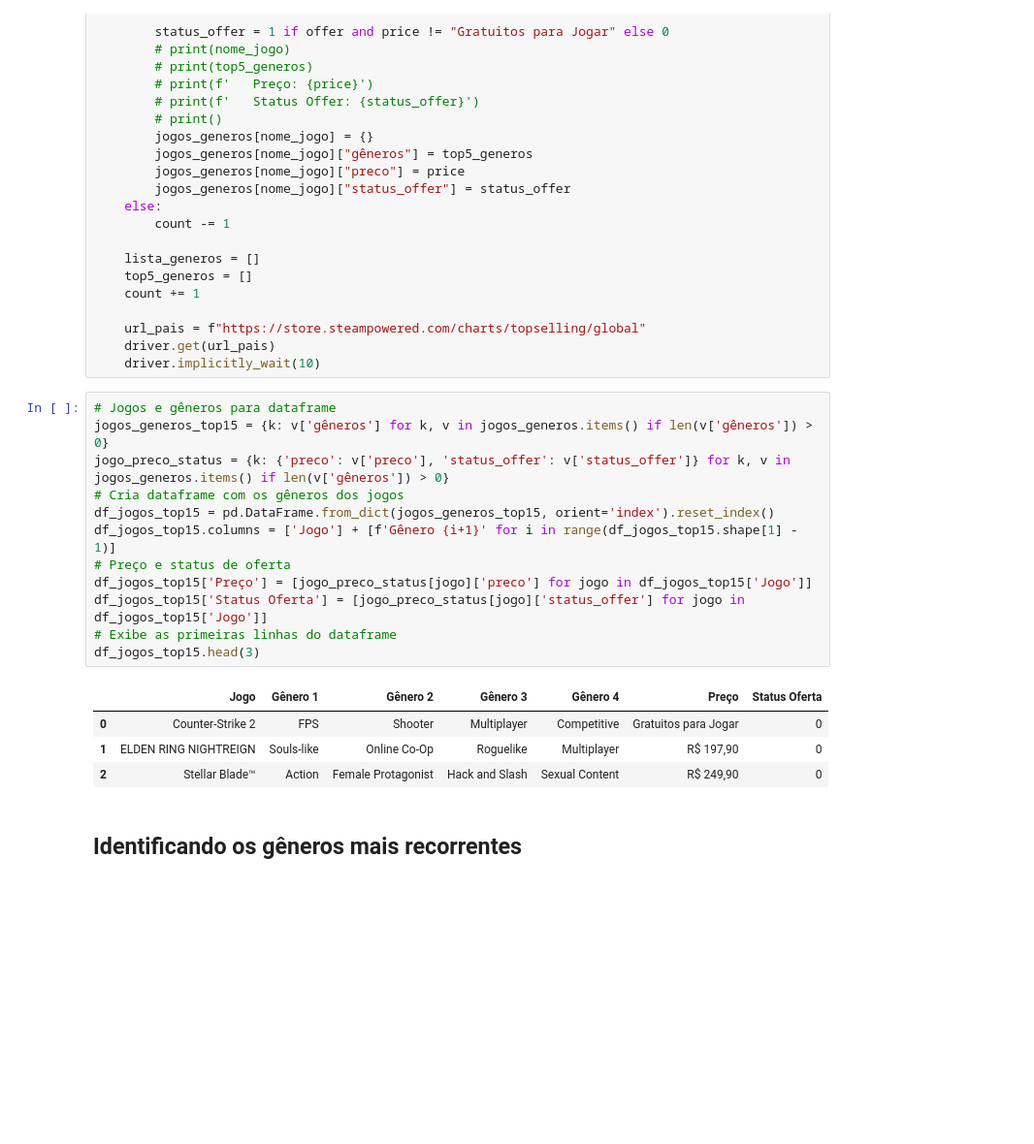
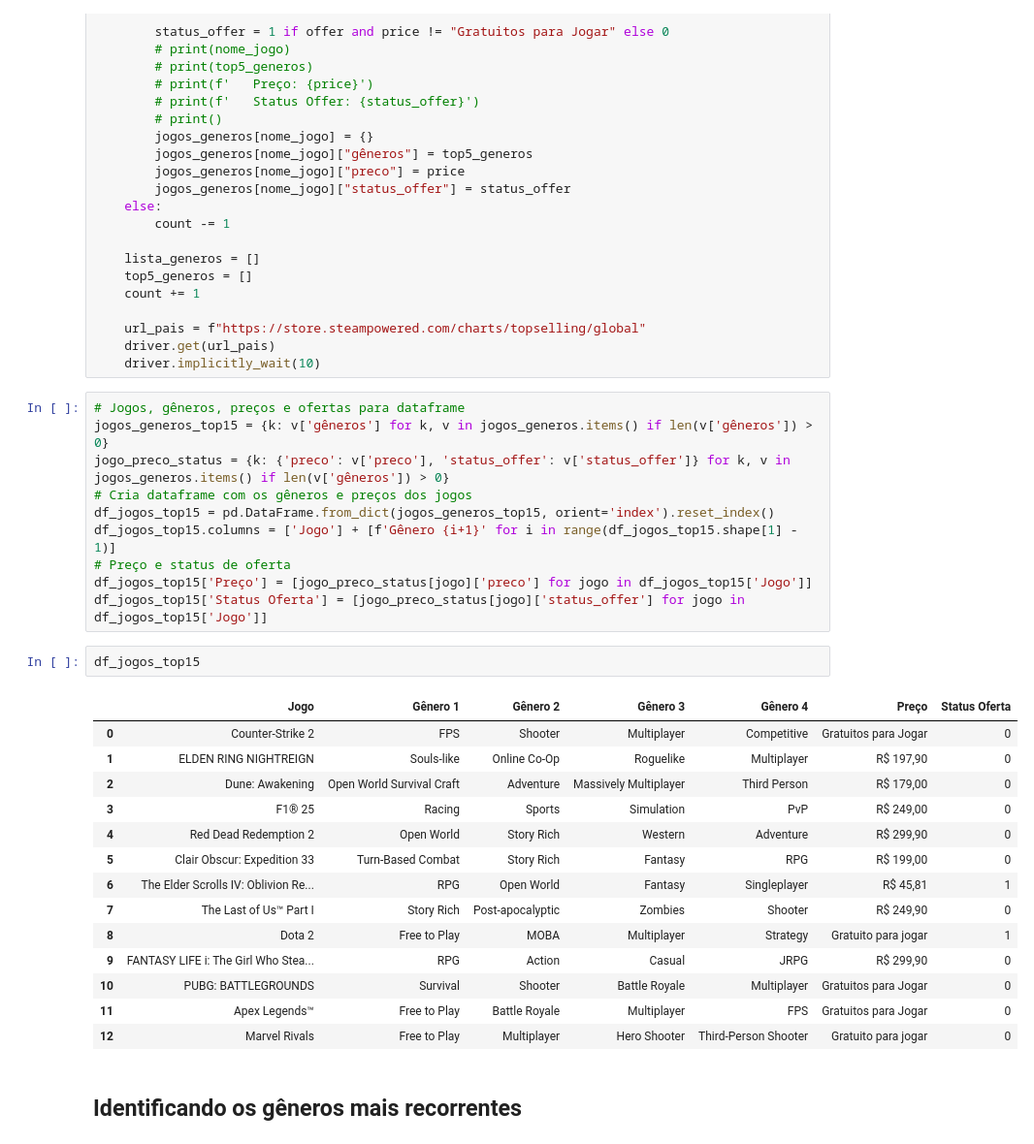
Before and after one commit to pedronery07/Steam_WebScraping, a Jupyter notebook: steam.ipynb, the cells around one changed output. Shown at 97% size. Drawn from its saved outputs; the diff is of its cells as text; blank space fills up the shorter version.

```diff
--- a/steam.ipynb
+++ b/steam.ipynb
@@ -393,22 +396,32 @@ for i, _ in enumerate(botoes_jogos[:limite]):
     driver.get(url_pais)
     driver.implicitly_wait(10)
 # %%
-# Jogos e gêneros para dataframe
+# Jogos, gêneros, preços e ofertas para dataframe
 jogos_generos_top15 = {k: v['gêneros'] for k, v in jogos_generos.items() if len(v['gêneros']) > 0}
 jogo_preco_status = {k: {'preco': v['preco'], 'status_offer': v['status_offer']} for k, v in jogos_generos.items() if len(v['gêneros']) > 0}
-# Cria dataframe com os gêneros dos jogos
+# Cria dataframe com os gêneros e preços dos jogos
 df_jogos_top15 = pd.DataFrame.from_dict(jogos_generos_top15, orient='index').reset_index()
 df_jogos_top15.columns = ['Jogo'] + [f'Gênero {i+1}' for i in range(df_jogos_top15.shape[1] - 1)]
 # Preço e status de oferta
 df_jogos_top15['Preço'] = [jogo_preco_status[jogo]['preco'] for jogo in df_jogos_top15['Jogo']]
 df_jogos_top15['Status Oferta'] = [jogo_preco_status[jogo]['status_offer'] for jogo in df_jogos_top15['Jogo']]
-# Exibe as primeiras linhas do dataframe
-df_jogos_top15.head(3)
-# %% [output]
-|  | Jogo | Gênero 1 | Gênero 2 | Gênero 3 | Gênero 4 | Preço | Status Oferta |
-| 0 | Counter-Strike 2 | FPS | Shooter | Multiplayer | Competitive | Gratuitos para Jogar | 0 |
-| 1 | ELDEN RING NIGHTREIGN | Souls-like | Online Co-Op | Roguelike | Multiplayer | R$ 197,90 | 0 |
-| 2 | Stellar Blade™ | Action | Female Protagonist | Hack and Slash | Sexual Content | R$ 249,90 | 0 |
+# %%
+df_jogos_top15
+# %% [output]
+|  | Jogo | Gênero 1 | Gênero 2 | Gênero 3 | Gênero 4 | Preço | Status Oferta |
+| 0 | Counter-Strike 2 | FPS | Shooter | Multiplayer | Competitive | Gratuitos para Jogar | 0 |
+| 1 | ELDEN RING NIGHTREIGN | Souls-like | Online Co-Op | Roguelike | Multiplayer | R$ 197,90 | 0 |
+| 2 | Dune: Awakening | Open World Survival Craft | Adventure | Massively Multiplayer | Third Person | R$ 179,00 | 0 |
+| 3 | F1® 25 | Racing | Sports | Simulation | PvP | R$ 249,00 | 0 |
+| 4 | Red Dead Redemption 2 | Open World | Story Rich | Western | Adventure | R$ 299,90 | 0 |
+| 5 | Clair Obscur: Expedition 33 | Turn-Based Combat | Story Rich | Fantasy | RPG | R$ 199,00 | 0 |
+| 6 | The Elder Scrolls IV: Oblivion Re... | RPG | Open World | Fantasy | Singleplayer | R$ 45,81 | 1 |
+| 7 | The Last of Us™ Part I | Story Rich | Post-apocalyptic | Zombies | Shooter | R$ 249,90 | 0 |
+| 8 | Dota 2 | Free to Play | MOBA | Multiplayer | Strategy | Gratuito para jogar | 1 |
+| 9 | FANTASY LIFE i: The Girl Who Stea... | RPG | Action | Casual | JRPG | R$ 299,90 | 0 |
+| 10 | PUBG: BATTLEGROUNDS | Survival | Shooter | Battle Royale | Multiplayer | Gratuitos para Jogar | 0 |
+| 11 | Apex Legends™ | Free to Play | Battle Royale | Multiplayer | FPS | Gratuitos para Jogar | 0 |
+| 12 | Marvel Rivals | Free to Play | Multiplayer | Hero Shooter | Third-Person Shooter | Gratuito para jogar | 0 |
 # %% [markdown]
 ## <div id="generos_recorrencia">Identificando os gêneros mais recorrentes</div>
 # %%
```
Also changed, not shown: parts of 6 cells of this notebook.
